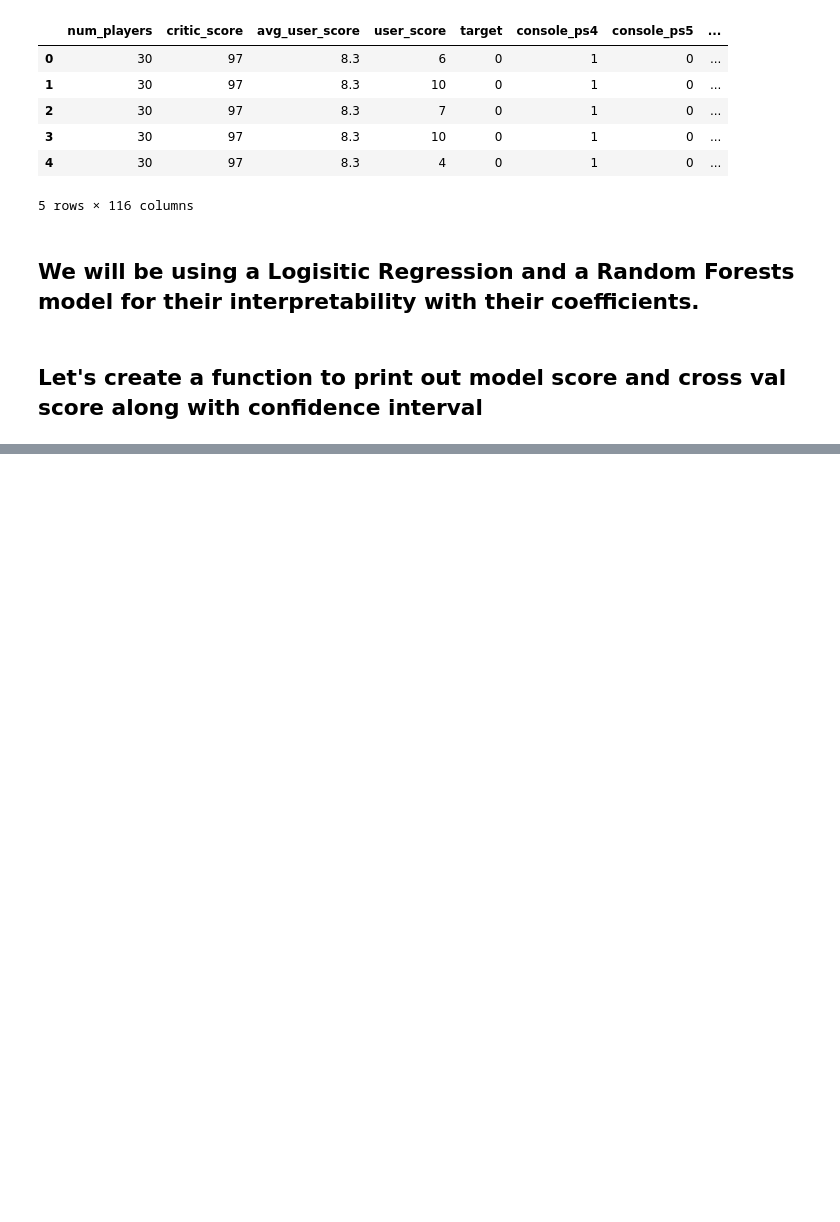
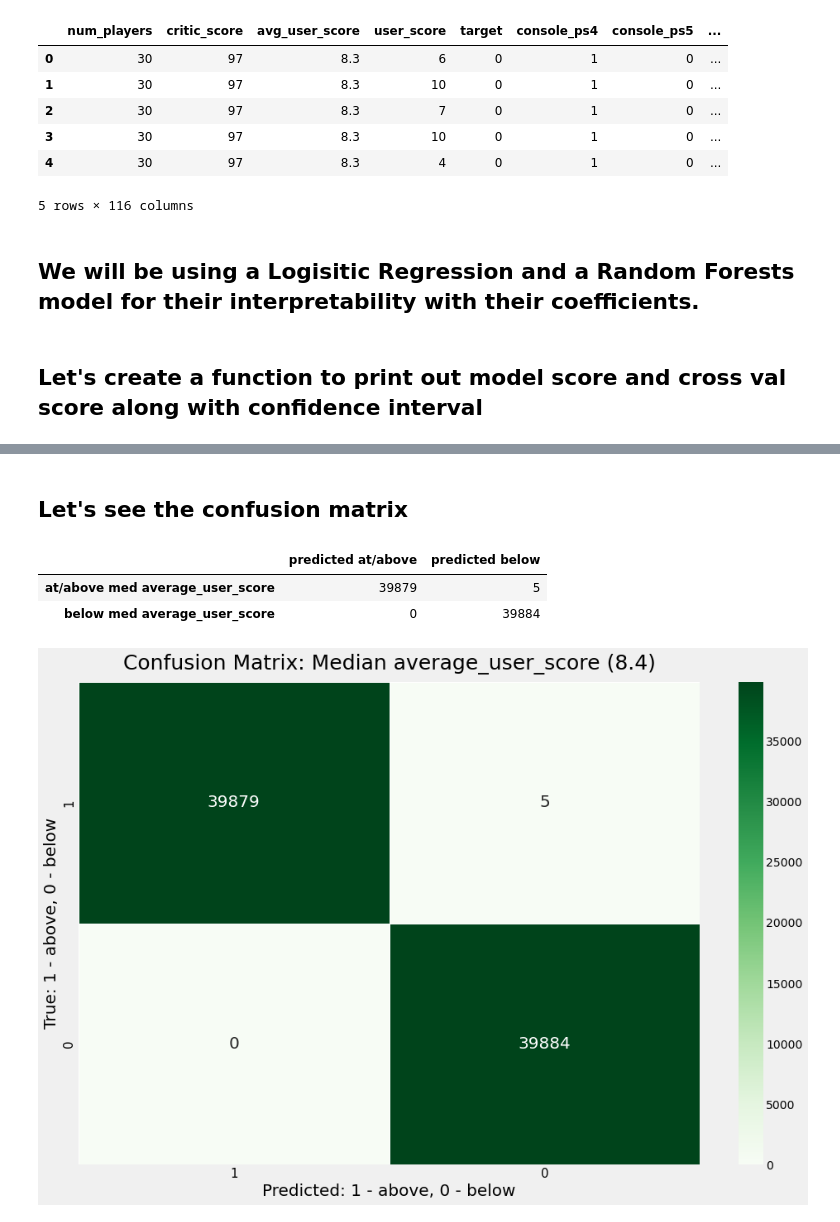
Before and after one commit to Ftrejo23/Capstone_Project_WIP, a Jupyter notebook: code/05_Modeling.ipynb, the cells around one changed output, grey strips where cells are left out. Drawn from its saved outputs; the diff is of its cells as text; code cells hidden in the pictures; blank space fills up the shorter version.

```diff
--- a/code/05_Modeling.ipynb
+++ b/code/05_Modeling.ipynb
@@ -53,0 +228,19 @@ def model_scores(cv_scores, model, X, y, model_name):
+# %%
+%%time
+rf = RandomForestClassifier(n_jobs=-1, random_state=72,
+                            n_estimators=190,
+                            class_weight='balanced',
+                            max_depth=33)
+
+rf.fit(X_train_ss, y_train)
+
+cv = KFold(n_splits=10, random_state=72, shuffle=True)
+
+# create a pipeline to scale our data then use it in our logistic regression model
+pipeline = Pipeline([('standard_scale', ss), ('random_forests', rf)])
+
+# get the cross val scores for our data
+scores = cross_val_score(pipeline, X, y, cv=cv, n_jobs=-1)
+
+# use function to print out model and confidence interval from our cross val score
+model_scores(scores, rf, X_test_ss, y_test, 'Random Forest')
@@ -53,0 +295,29 @@ def model_scores(cv_scores, model, X, y, model_name):
+# %% [markdown]
+## Let's see the confusion matrix
+# %%
+# create pipeline and use cross_val_predict to get predictions
+pipeline = Pipeline([('standard_scale', ss), ('random_forests', rf)])
+predicted_cross = cross_val_predict(pipeline, X, y, cv=cv, n_jobs=-1)
+
+# create confusion matrix from predictions
+con_matrix = confusion_matrix(y, predicted_cross, labels=[1, 0])
+# %%
+fig, ax = plt.subplots(figsize=(15,10))
+
+sns.heatmap(con_matrix, annot=True, fmt='g', linewidths=1,\
+            linecolor='white', xticklabels=[1, 0], yticklabels=[1,0], cmap='Greens', annot_kws={"size": 20})
+
+plt.title('Confusion Matrix: Median average_user_score (8.4)', fontsize=25, pad=15)
+plt.xlabel('Predicted: 1 - above, 0 - below', fontsize=20);
+plt.ylabel('True: 1 - above, 0 - below', fontsize=20);
+plt.xticks(fontsize=15)
+plt.yticks(fontsize=15)
+
+pd.DataFrame(con_matrix,
+             index=['at/above med average_user_score', 'below med average_user_score'],
+             columns=['predicted at/above', 'predicted below'])
+# %% [output]
+|  | predicted at/above | predicted below |
+| at/above med average_user_score | 39879 | 5 |
+| below med average_user_score | 0 | 39884 |
+[figure, added]
```
Also changed, not shown: parts of 72 cells of this notebook.
